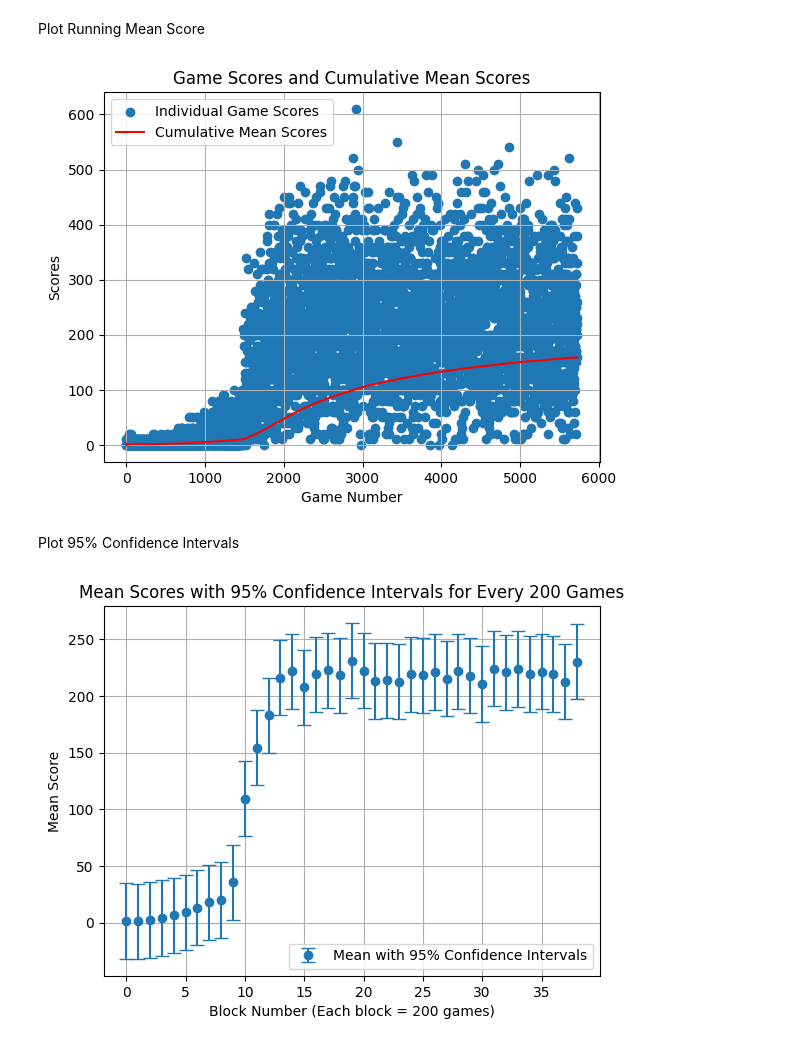
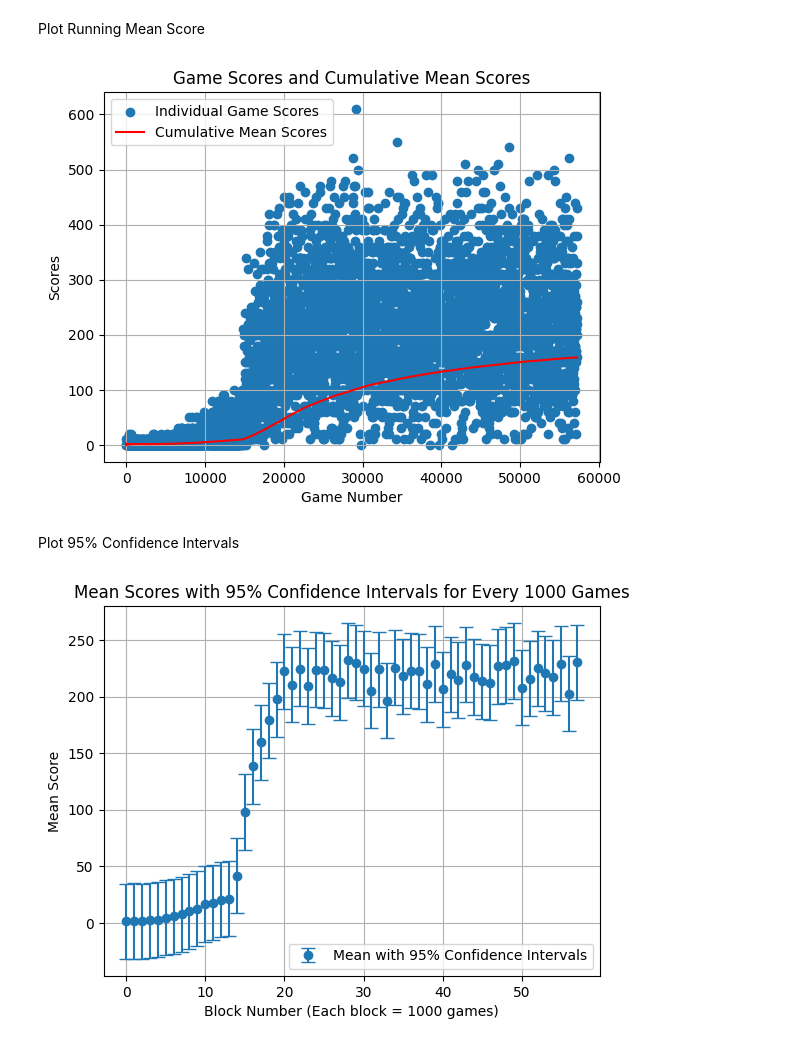
Before and after one commit to vietnhprivat/snake_ai, a Jupyter notebook: src/Classes/data_collection.ipynb, the cells around one changed output. Drawn from its saved outputs; the diff is of its cells as text; code cells hidden in the pictures.

Commit message:
Corrected number of games

```diff
--- a/src/Classes/data_collection.ipynb
+++ b/src/Classes/data_collection.ipynb
@@ -22,8 +30,10 @@ print(data)
 # %% [markdown]
 Plot score data
 # %%
-scores = data[0]
 games = list(range(len(scores)))
+
+for i in games:
+    games[i] *= 10
 
 plt.scatter(games, scores)
 plt.title('Scores Achieved Per Game')
@@ -47,33 +57,33 @@ plt.grid(True)
 plt.legend()
 plt.show()
 # %% [output]
-[figure, old version]
+[figure, new version]
 # %% [markdown]
 Plot 95% Confidence Intervals
 # %%
-block_size = 150
+block_size = 100 # We pulled data per 10 games run.
 mean_scores = []
 confidence_intervals = []
 
 for i in range(0, len(scores), block_size):
     block = scores[i:i + block_size]
     if len(block) == 0:
         continue
 
     mean = np.mean(block)
     std_dev = np.std(block)
 
     ci = 1.96 * (std_dev / math.sqrt(len(block)))
     mean_scores.append(mean)
     confidence_intervals.append(ci)
 
 blocks = list(range(len(mean_scores)))
 plt.errorbar(blocks, mean_scores, yerr=ci, fmt='o', capsize=5, label='Mean with 95% Confidence Intervals')
-plt.title('Mean Scores with 95% Confidence Intervals for Every 150 Games')
-plt.xlabel('Block Number (Each block = 150 games)')
+plt.title('Mean Scores with 95% Confidence Intervals for Every 1000 Games')
+plt.xlabel('Block Number (Each block = 1000 games)')
 plt.ylabel('Mean Score')
 plt.grid(True)
 plt.legend()
 plt.show()
 # %% [output]
-[figure, old version]
+[figure, new version]
```
Also changed, not shown: parts of 3 cells of this notebook.
